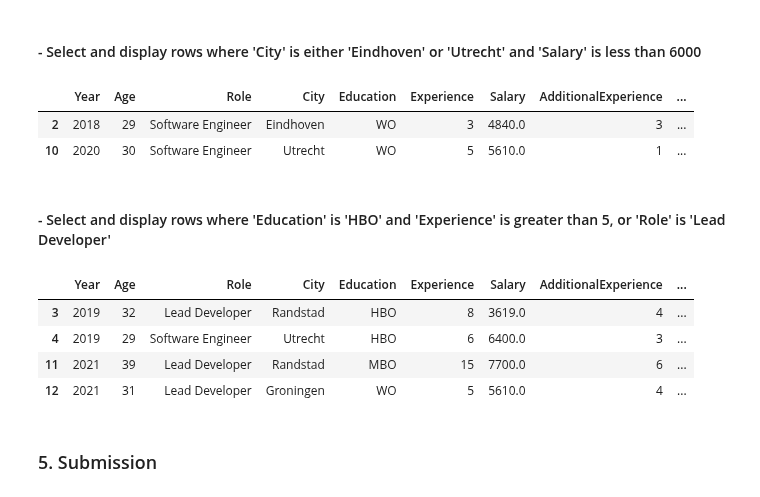
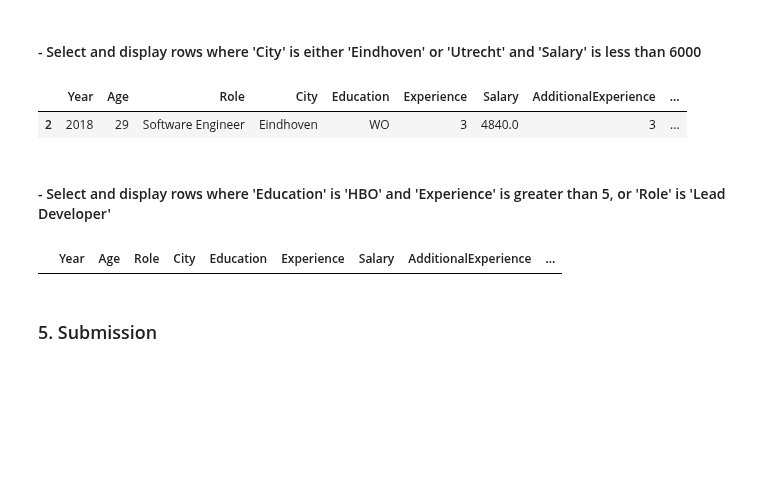
Before and after one commit to TJ-Abbing/Data-Science, a Jupyter notebook: OP-2/week-2/assignment/Assignment1.ipynb, the cells around one changed output. Saved outputs shown, nothing was run; the diff lists cells and outputs as text; code cells hidden in the pictures; blank space fills up the shorter version.

```diff
--- a/OP-2/week-2/assignment/Assignment1.ipynb
+++ b/OP-2/week-2/assignment/Assignment1.ipynb
@@ -206,9 +206,8 @@ See the caveats in the documentation: https://pandas.pydata.org/pandas-docs/stab
 #### - Select and display rows where 'Age' is less than 30 and 'TotalExperience' is greater than 5
 # %%
 # Select and display rows where 'Age' is less than 30 and 'TotalExperience' is greater than 5.
-df_mod = df.copy()
-df_mod = df_mod[(df_mod['Age'] < 30) & (df_mod['TotalExperience'] > 5)]
-df_mod
+df = df[(df['Age'] < 30) & (df['TotalExperience'] > 5)]
+df
 # %% [output]
 |  | Year | Age | Role | City | Education | Experience | Salary | AdditionalExperience | ... |
 | 2 | 2018 | 29 | Software Engineer | Eindhoven | WO | 3 | 4840.0 | 3 | ... |
@@ -221,29 +220,22 @@ df_mod
 Select and display rows where 'City' is either 'Eindhoven' or 'Utrecht' and 'Salary'
 is less than 6000.
 """
-df_mod = df.copy()
-df_mod = df_mod[(df_mod['City'] == 'Eindhoven') | (df_mod['City'] == 'Utrecht') & (df_mod['Salary'] < 6000)]
-df_mod
+df = df[(df['City'] == 'Eindhoven') | (df['City'] == 'Utrecht') & (df['Salary'] < 6000)]
+df
 # %% [output]
 |  | Year | Age | Role | City | Education | Experience | Salary | AdditionalExperience | ... |
 | 2 | 2018 | 29 | Software Engineer | Eindhoven | WO | 3 | 4840.0 | 3 | ... |
-| 10 | 2020 | 30 | Software Engineer | Utrecht | WO | 5 | 5610.0 | 1 | ... |
 # %% [markdown]
 #### - Select and display rows where 'Education' is 'HBO' and 'Experience' is greater than 5, or 'Role' is 'Lead Developer'
 # %%
 """
 Select and display rows where 'Education' is 'HBO' and 'Experience' is greater than 5,
 or 'Role' is 'Lead Developer'.
 """
-df_mod = df.copy()
-df_mod = df_mod[(df_mod['Education'] == 'HBO') & (df_mod['Experience'] > 5) | (df_mod['Role'] == 'Lead Developer')]
-df_mod
+df = df[(df['Education'] == 'HBO') & (df['Experience'] > 5) | (df['Role'] == 'Lead Developer')]
+df
 # %% [output]
 |  | Year | Age | Role | City | Education | Experience | Salary | AdditionalExperience | ... |
-| 3 | 2019 | 32 | Lead Developer | Randstad | HBO | 8 | 3619.0 | 4 | ... |
-| 4 | 2019 | 29 | Software Engineer | Utrecht | HBO | 6 | 6400.0 | 3 | ... |
-| 11 | 2021 | 39 | Lead Developer | Randstad | MBO | 15 | 7700.0 | 6 | ... |
-| 12 | 2021 | 31 | Lead Developer | Groningen | WO | 5 | 5610.0 | 4 | ... |
 # %% [markdown]
 ### 5. Submission
 # %% [markdown]
```
Also changed, not shown: 1 other file.
